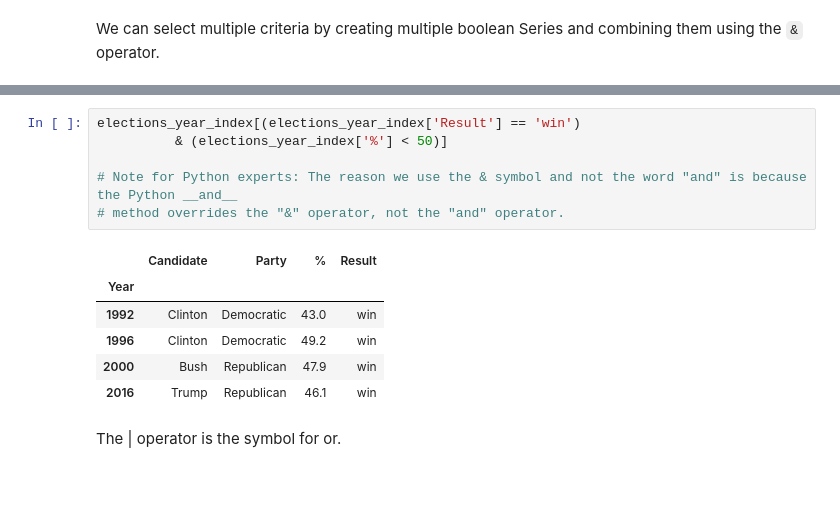
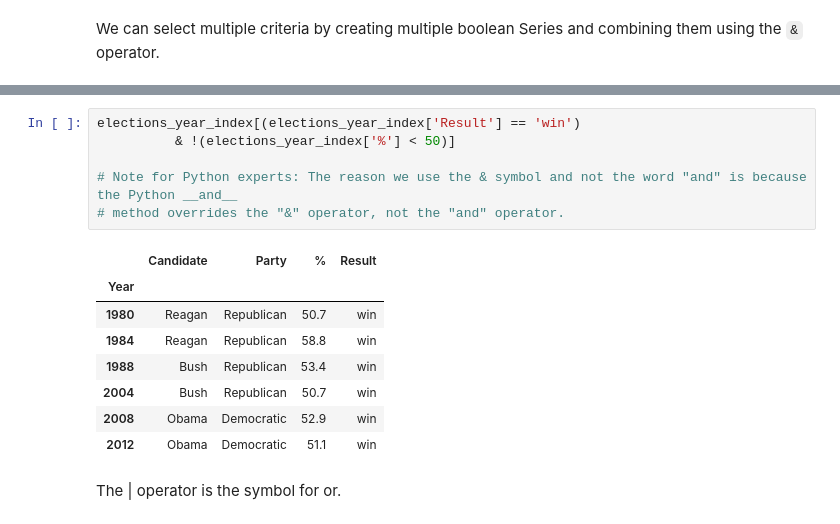
Before and after one commit to shayabarry/fa19, a Jupyter notebook: lecture/lec04/04-pandas-basics.ipynb, the cells around one changed output, grey strips where cells are left out. Drawn from its saved outputs; the diff is of its cells as text; blank space fills up the shorter version.

```diff
--- a/lecture/lec04/04-pandas-basics.ipynb
+++ b/lecture/lec04/04-pandas-basics.ipynb
@@ -301,16 +316,18 @@ We can select multiple criteria by creating multiple boolean Series and combinin
 # %%
 elections_year_index[(elections_year_index['Result'] == 'win')
-          & (elections_year_index['%'] < 50)]
+          & !(elections_year_index['%'] < 50)]
 
 # Note for Python experts: The reason we use the & symbol and not the word "and" is because the Python __and__
 # method overrides the "&" operator, not the "and" operator.
 # %% [output]
 |  | Candidate | Party | % | Result |
 | Year |  |  |  |  |
-| 1992 | Clinton | Democratic | 43.0 | win |
-| 1996 | Clinton | Democratic | 49.2 | win |
-| 2000 | Bush | Republican | 47.9 | win |
-| 2016 | Trump | Republican | 46.1 | win |
+| 1980 | Reagan | Republican | 50.7 | win |
+| 1984 | Reagan | Republican | 58.8 | win |
+| 1988 | Bush | Republican | 53.4 | win |
+| 2004 | Bush | Republican | 50.7 | win |
+| 2008 | Obama | Democratic | 52.9 | win |
+| 2012 | Obama | Democratic | 51.1 | win |
 # %% [markdown]
 The | operator is the symbol for or.
 # %%
```
Also changed, not shown: parts of 38 cells of this notebook, 3 other files.
